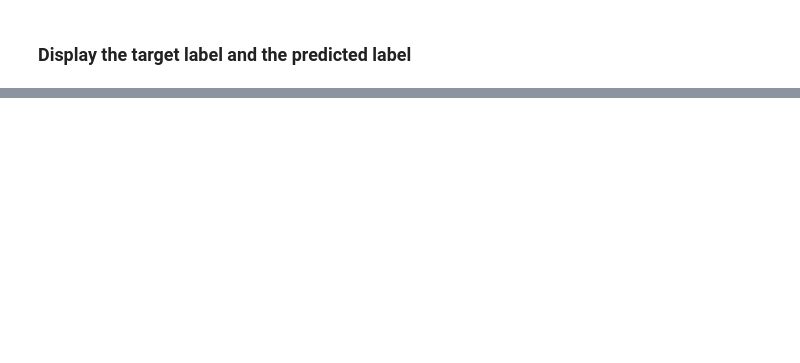
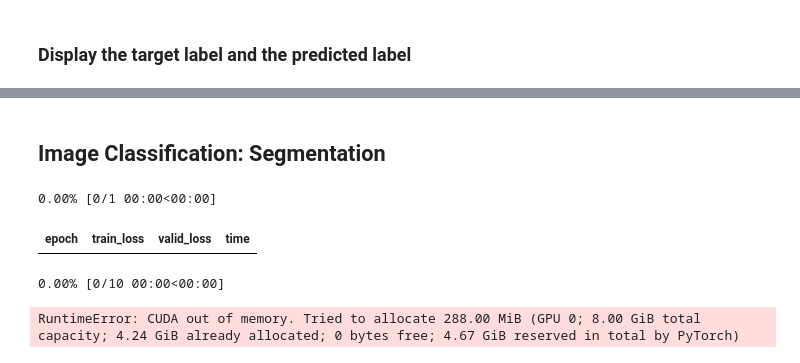
Before and after one commit to Promeos/fastai-pytorch, a Jupyter notebook: pytorch-for-coders/Your_First_Model.ipynb, the cells around one changed output, grey strips where cells are left out. Drawn from its saved outputs; the diff is of its cells as text; code cells hidden in the pictures; blank space fills up the shorter version.

Commit message:
Added Segmentation Classification Model

```diff
--- a/pytorch-for-coders/Your_First_Model.ipynb
+++ b/pytorch-for-coders/Your_First_Model.ipynb
@@ -91,0 +93,2 @@ learn.show_results()
+# %% [markdown]
+## Image Classification: Segmentation
@@ -91,0 +102,20 @@ learn.show_results()
+# %%
+path = untar_data(URLs.CAMVID_TINY)
+# %%
+dls = SegmentationDataLoaders.from_label_func(
+    path,
+    bs=8,
+    fnames=get_image_files(path/"images"),
+    label_func = lambda o: path/'labels'/f'{o.stem}_P{o.suffix}',
+    codes=np.loadtxt(path/'codes.txt', dtype=str),
+    seed=369,
+    num_workers=0
+)
+# %%
+learn = unet_learner(dls, resnet50)
+learn.fine_tune(10)
+# %% [output]
+0.00% [0/1 00:00<00:00]
+| epoch | train_loss | valid_loss | time |
+0.00% [0/10 00:00<00:00]
+RuntimeError: CUDA out of memory. Tried to allocate 288.00 MiB (GPU 0; 8.00 GiB total capacity; 4.24 GiB already allocated; 0 bytes free; 4.67 GiB reserved in total by PyTorch)
```
Also changed, not shown: parts of 5 cells of this notebook.
